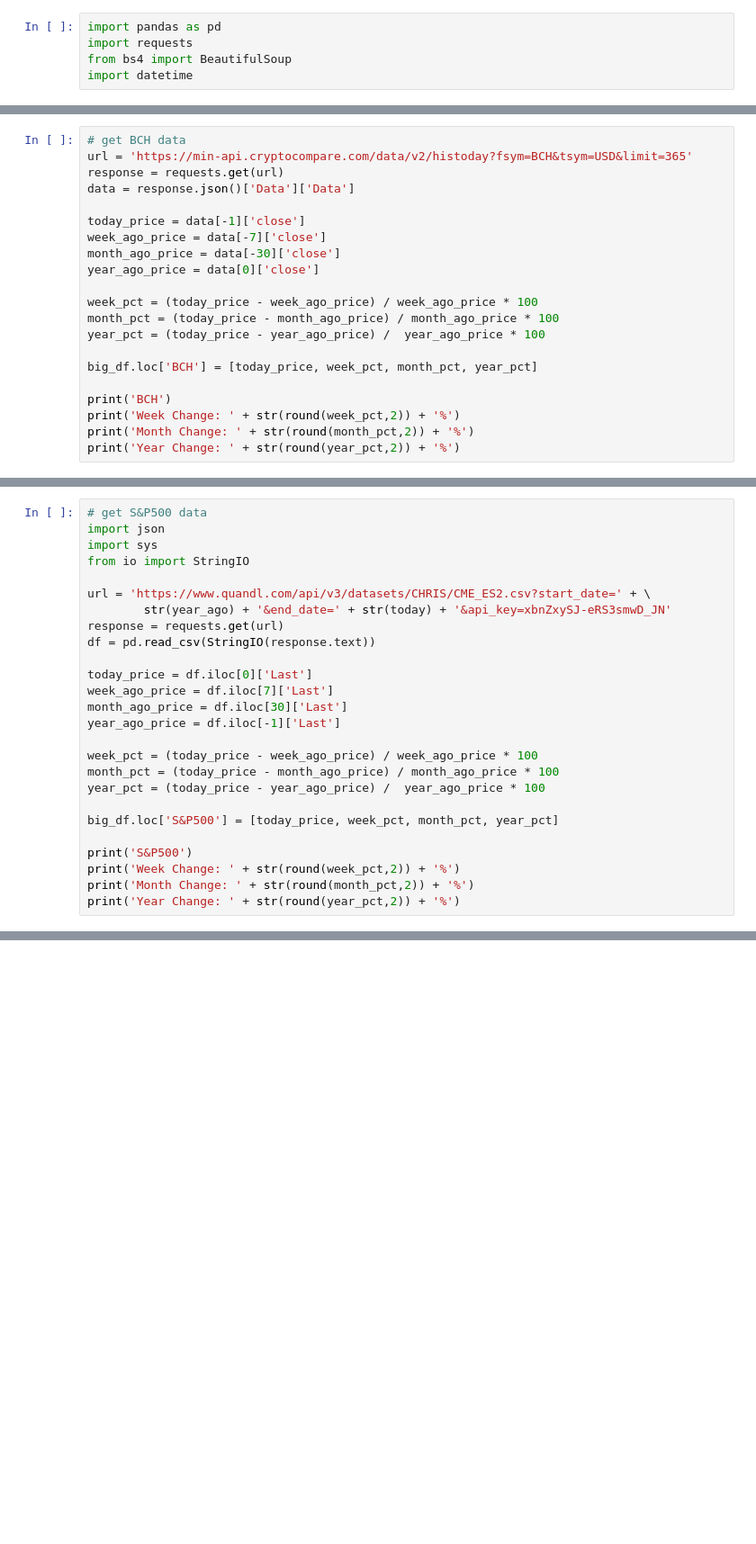
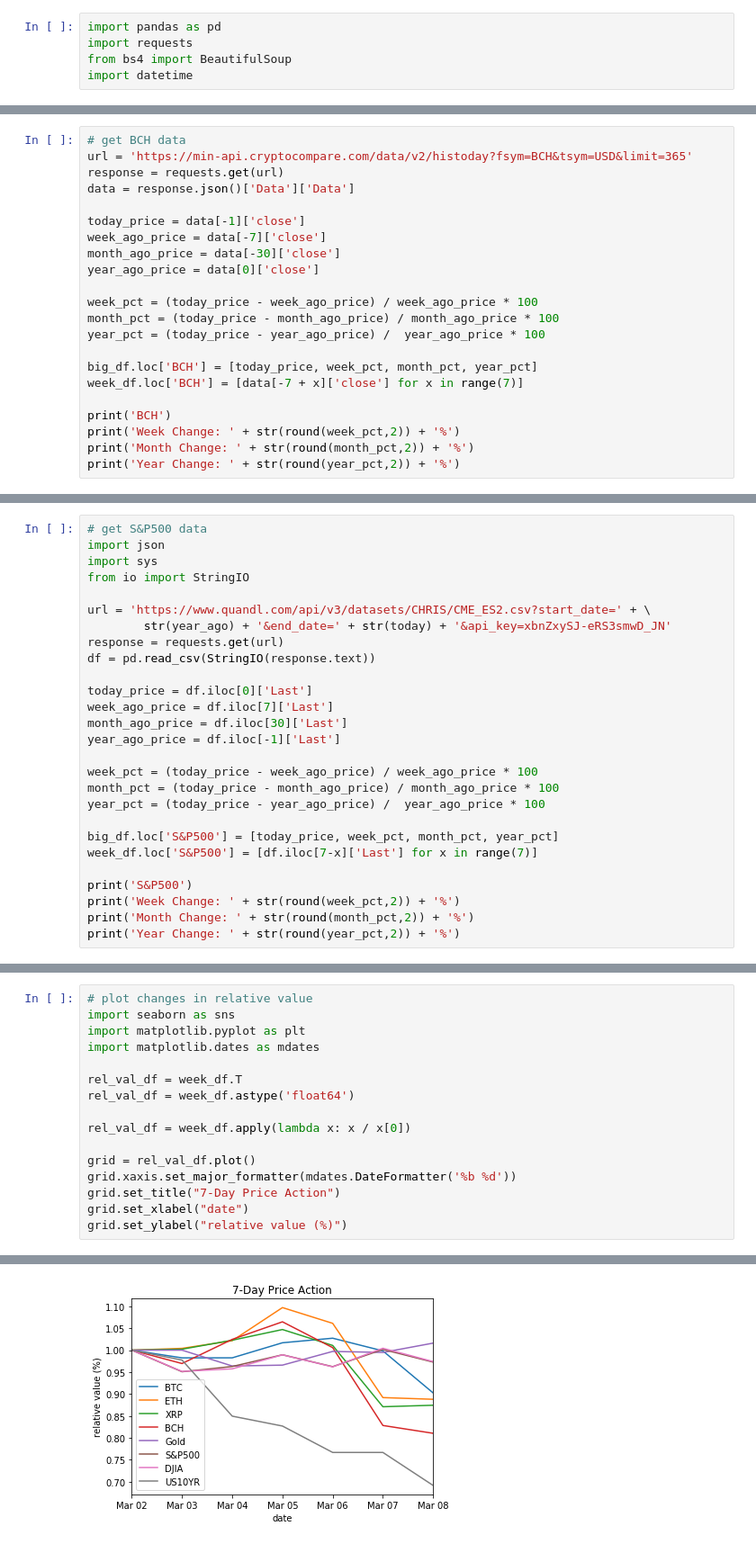
Before and after one commit to pdawgsledge/market_data, a Jupyter notebook: get_price_data.ipynb, the cells around one changed output, grey strips where cells are left out. Shown at 90% size. Cells and saved outputs as stored; diff of their text form; blank space fills up the shorter version.

```diff
--- a/get_price_data.ipynb
+++ b/get_price_data.ipynb
@@ -126,6 +142,7 @@ month_pct = (today_price - month_ago_price) / month_ago_price * 100
 year_pct = (today_price - year_ago_price) /  year_ago_price * 100
 
 big_df.loc['BCH'] = [today_price, week_pct, month_pct, year_pct]
+week_df.loc['BCH'] = [data[-7 + x]['close'] for x in range(7)]
 
 print('BCH')
 print('Week Change: ' + str(round(week_pct,2)) + '%')
@@ -209,6 +237,7 @@ month_pct = (today_price - month_ago_price) / month_ago_price * 100
 year_pct = (today_price - year_ago_price) /  year_ago_price * 100
 
 big_df.loc['S&P500'] = [today_price, week_pct, month_pct, year_pct]
+week_df.loc['S&P500'] = [df.iloc[7-x]['Last'] for x in range(7)]
 
 print('S&P500')
 print('Week Change: ' + str(round(week_pct,2)) + '%')
@@ -232,0 +340,17 @@ big_df
+# %%
+# plot changes in relative value
+import seaborn as sns
+import matplotlib.pyplot as plt
+import matplotlib.dates as mdates
+
+rel_val_df = week_df.T
+rel_val_df = week_df.astype('float64')
+
+rel_val_df = week_df.apply(lambda x: x / x[0])
+
+grid = rel_val_df.plot()
+grid.xaxis.set_major_formatter(mdates.DateFormatter('%b %d'))
+grid.set_title("7-Day Price Action")
+grid.set_xlabel("date")
+grid.set_ylabel("relative value (%)")
+# %% [output]
@@ -232,0 +358 @@ big_df
+[figure, added]
```
Also changed, not shown: parts of 14 cells of this notebook.
